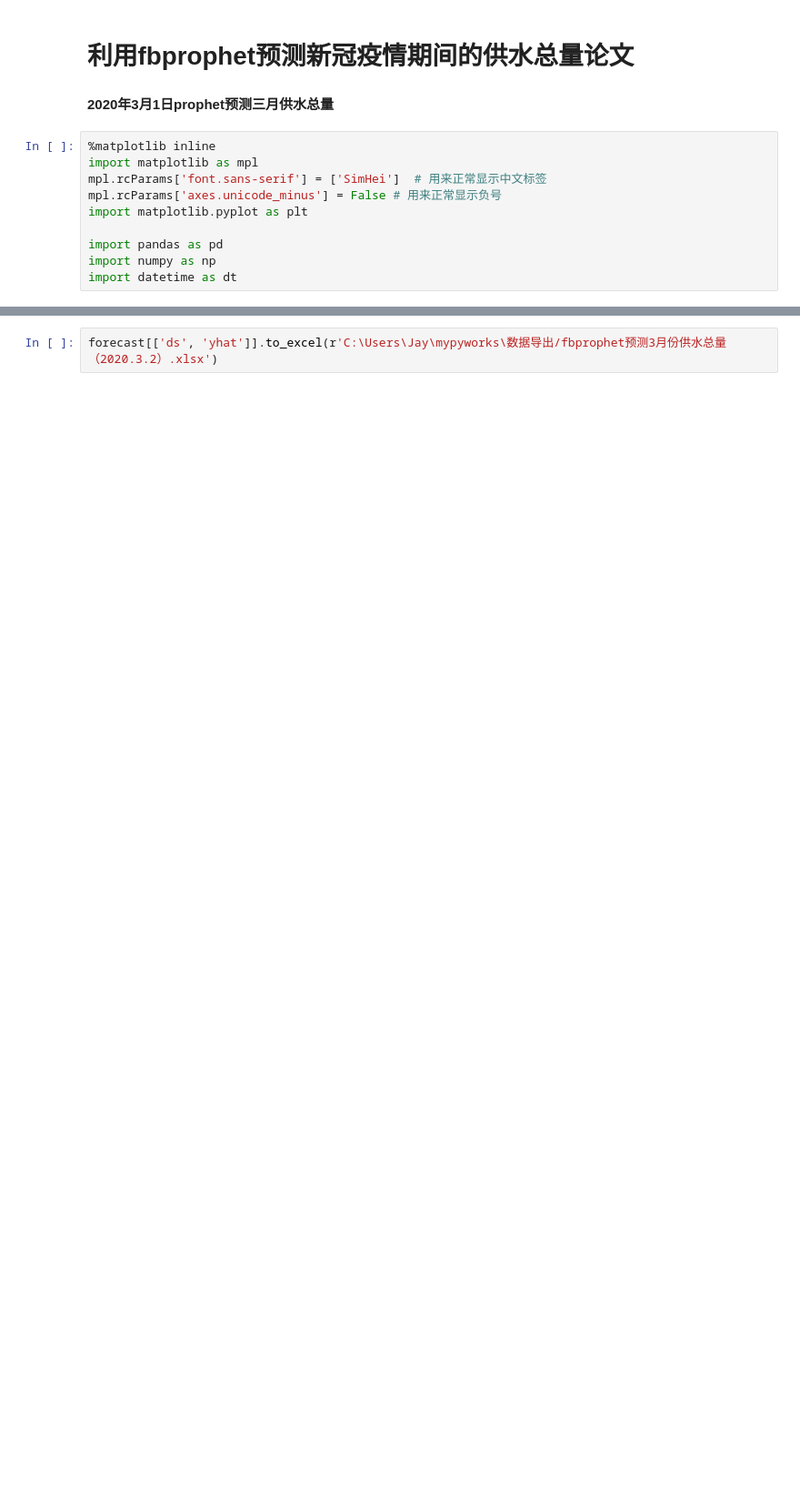
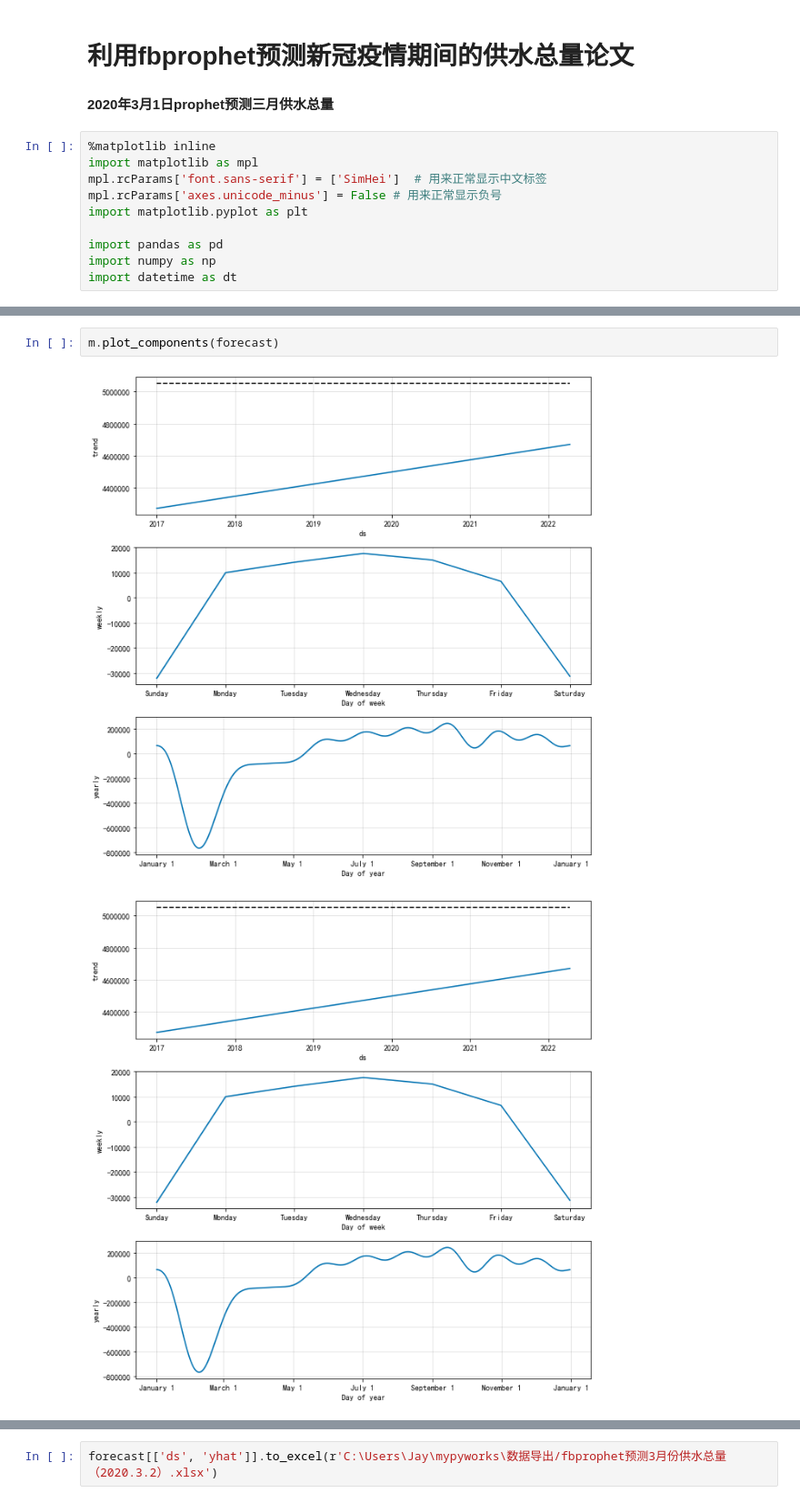
Before and after one commit to jayaston/mypyworks, a Jupyter notebook: 利用fbprophet预测新冠疫情期间的供水总量论文.ipynb, the cells around one changed output, grey strips where cells are left out. Shown at 91% size. Cells and saved outputs as stored; diff of their text form; blank space fills up the shorter version.

```diff
--- a/利用fbprophet预测新冠疫情期间的供水总量论文.ipynb
+++ b/利用fbprophet预测新冠疫情期间的供水总量论文.ipynb
@@ -37,0 +203,5 @@ Text(0.5, 1.0, '日供水总量')
+# %%
+m.plot_components(forecast)
+# %% [output]
+[figure, added]
+[figure, added]
```
Also changed, not shown: parts of 59 cells of this notebook, 36 other files.
